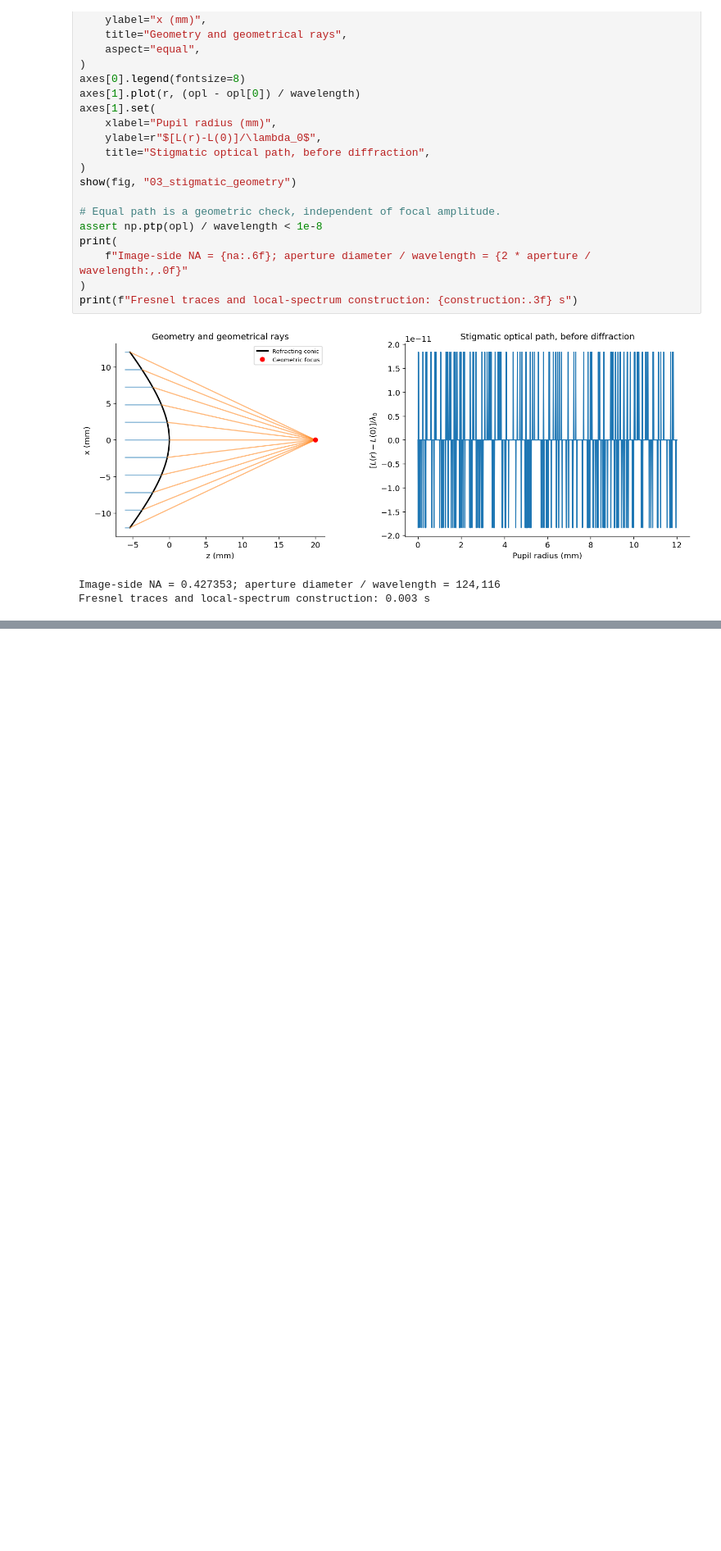
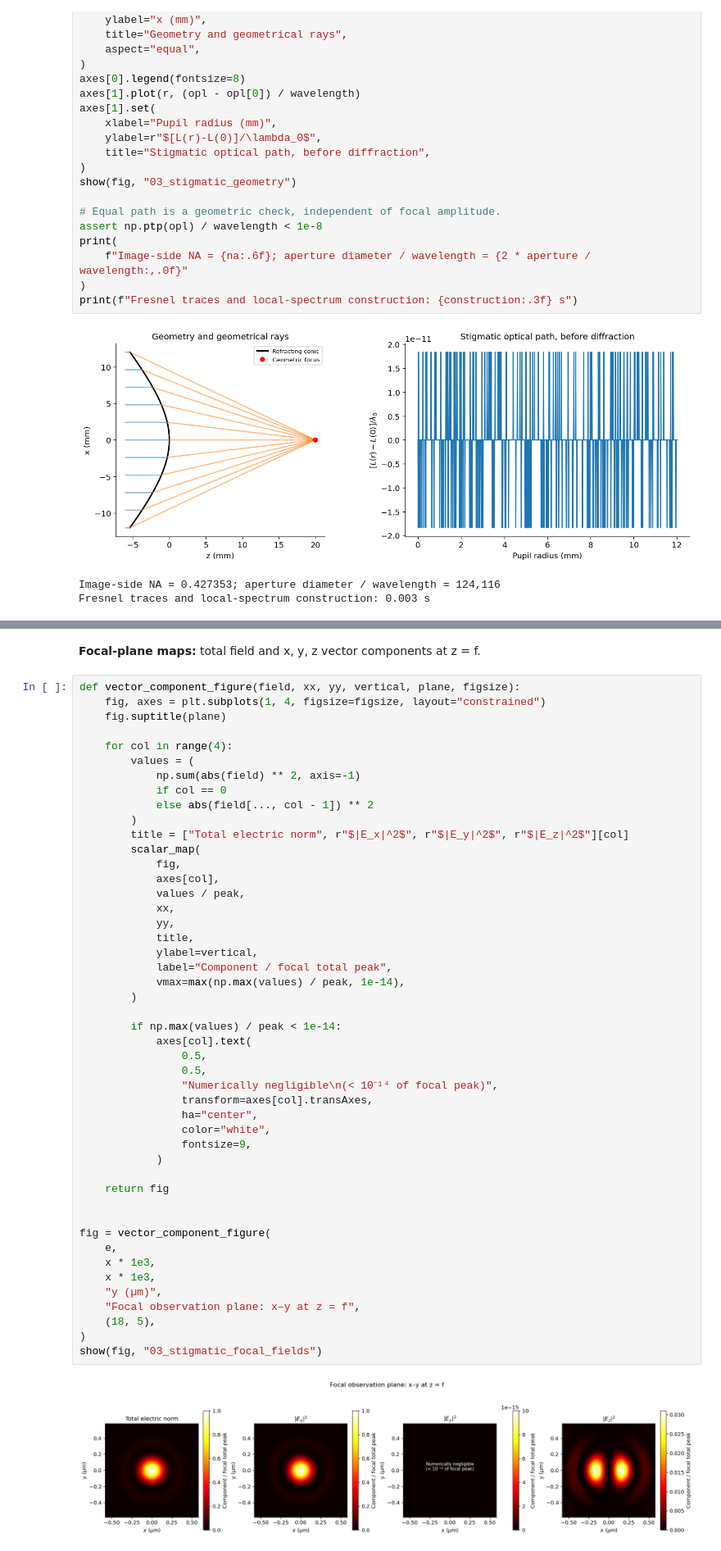
Before and after one commit to blancusjh/vecdiff, a Jupyter notebook: docs/notebooks/03_stigmatic_refraction.ipynb, the cells around one changed output, grey strips where cells are left out. Shown at 82% size. Saved outputs shown, nothing was run; the diff lists cells and outputs as text; blank space fills up the shorter version.

```diff
--- a/docs/notebooks/03_stigmatic_refraction.ipynb
+++ b/docs/notebooks/03_stigmatic_refraction.ipynb
@@ -363,0 +164,51 @@ physical questions.
+# %% [markdown]
+**Focal-plane maps:** total field and x, y, z vector components at z = f.
+# %%
+def vector_component_figure(field, xx, yy, vertical, plane, figsize):
+    fig, axes = plt.subplots(1, 4, figsize=figsize, layout="constrained")
+    fig.suptitle(plane)
+
+    for col in range(4):
+        values = (
+            np.sum(abs(field) ** 2, axis=-1)
+            if col == 0
+            else abs(field[..., col - 1]) ** 2
+        )
+        title = ["Total electric norm", r"$|E_x|^2$", r"$|E_y|^2$", r"$|E_z|^2$"][col]
+        scalar_map(
+            fig,
+            axes[col],
+            values / peak,
+            xx,
+            yy,
+            title,
+            ylabel=vertical,
+            label="Component / focal total peak",
+            vmax=max(np.max(values) / peak, 1e-14),
+        )
+
+        if np.max(values) / peak < 1e-14:
+            axes[col].text(
+                0.5,
+                0.5,
+                "Numerically negligible\n(< 10⁻¹⁴ of focal peak)",
+                transform=axes[col].transAxes,
+                ha="center",
+                color="white",
+                fontsize=9,
+            )
+
+    return fig
+
+
+fig = vector_component_figure(
+    e,
+    x * 1e3,
+    x * 1e3,
+    "y (µm)",
+    "Focal observation plane: x–y at z = f",
+    (18, 5),
+)
+show(fig, "03_stigmatic_focal_fields")
+# %% [output]
+[figure, added]
```
Also changed, not shown: parts of 29 cells of this notebook, 16 other files.
